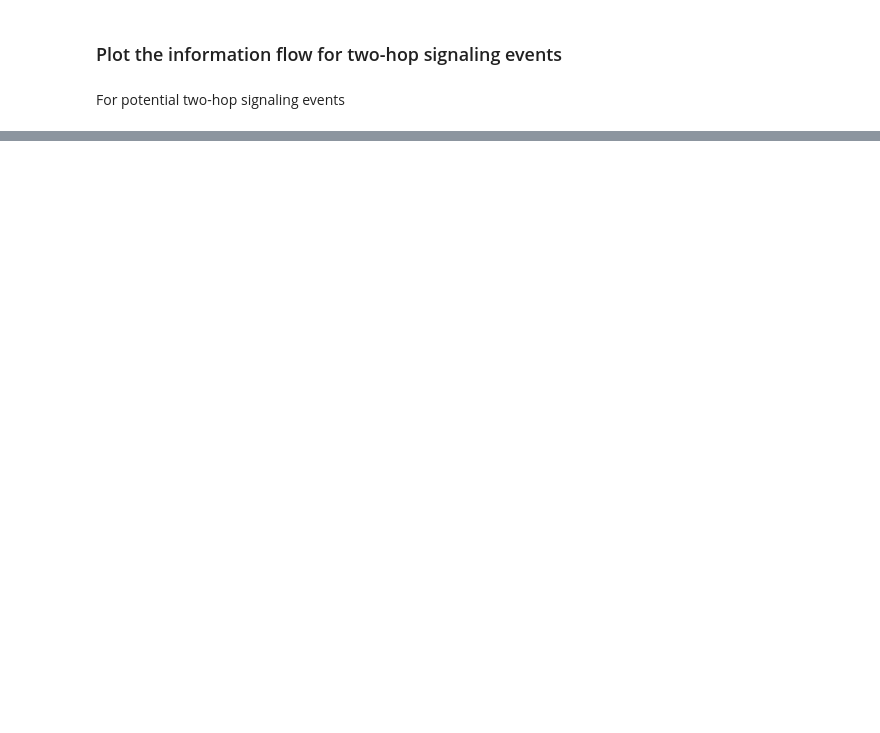
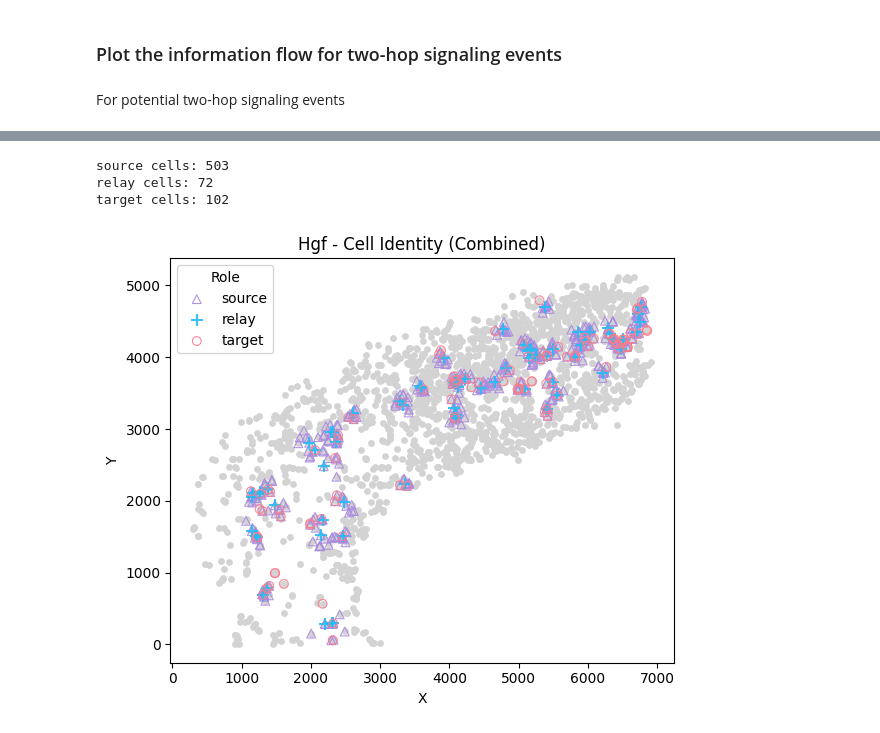
Before and after one commit to zcaiwei/MultiChat, a Jupyter notebook: Tutorial/run_MultiChat_on_ISSAAC.ipynb, the cells around one changed output, grey strips where cells are left out. Drawn from its saved outputs; the diff is of its cells as text; code cells hidden in the pictures; blank space fills up the shorter version.

```diff
--- a/Tutorial/run_MultiChat_on_ISSAAC.ipynb
+++ b/Tutorial/run_MultiChat_on_ISSAAC.ipynb
@@ -878,0 +930,11 @@ MC.pl.plot_two_hop_signaling(
+# %%
+plot_df, fig, ax = MC.pl.plot_two_hop_cell_identity_combined(
+    focus_gene="Hgf",
+    coord_df=coord_df,
+    merged_df=merged_df
+)
+# %% [output]
+source cells: 503
+relay cells: 72
+target cells: 102
+[figure, added]
```
Also changed, not shown: parts of 12 cells of this notebook.
